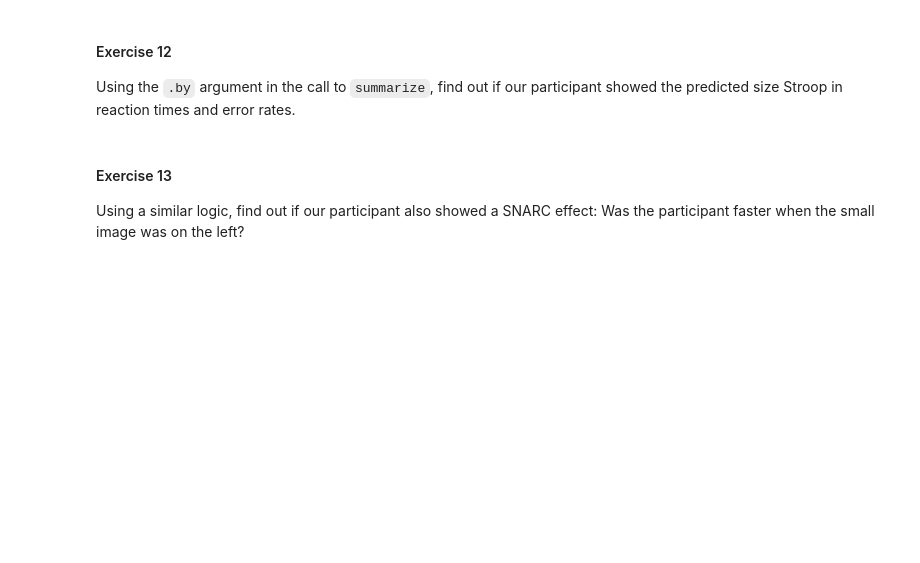
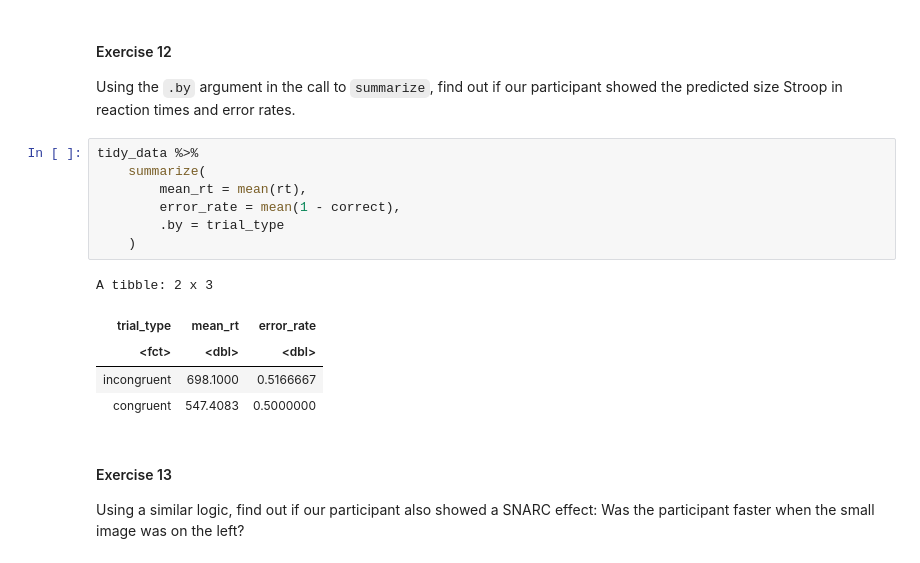
Before and after one commit to Chu1x/cogsup-prog, a Jupyter notebook: Week-13/Exercises/Intro-Tidyverse-2.ipynb, the cells around one changed output. Saved outputs shown, nothing was run; the diff lists cells and outputs as text; blank space fills up the shorter version.

```diff
--- a/Week-13/Exercises/Intro-Tidyverse-2.ipynb
+++ b/Week-13/Exercises/Intro-Tidyverse-2.ipynb
@@ -216,6 +216,19 @@ A tibble: 240 x 14
 # %% [markdown]
 #### Exercise 12
 Using the `.by` argument in the call to `summarize`, find out if our participant showed the predicted size Stroop in reaction times and error rates.
+# %%
+tidy_data %>%
+    summarize(
+        mean_rt = mean(rt),
+        error_rate = mean(1 - correct),
+        .by = trial_type
+    )
+# %% [output]
+A tibble: 2 x 3
+| trial_type | mean_rt | error_rate |
+| <fct> | <dbl> | <dbl> |
+| incongruent | 698.1000 | 0.5166667 |
+| congruent | 547.4083 | 0.5000000 |
 # %% [markdown]
 #### Exercise 13
 Using a similar logic, find out if our participant also showed a SNARC effect: Was the participant faster when the small image was on the left?
```
Also changed, not shown: parts of 10 cells of this notebook, 3 other files.
